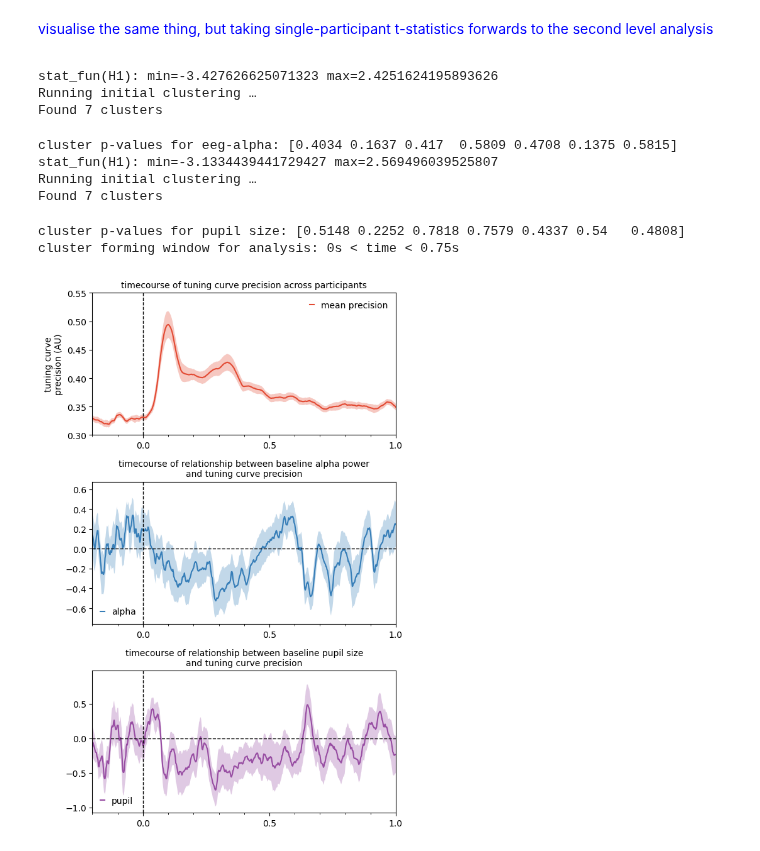
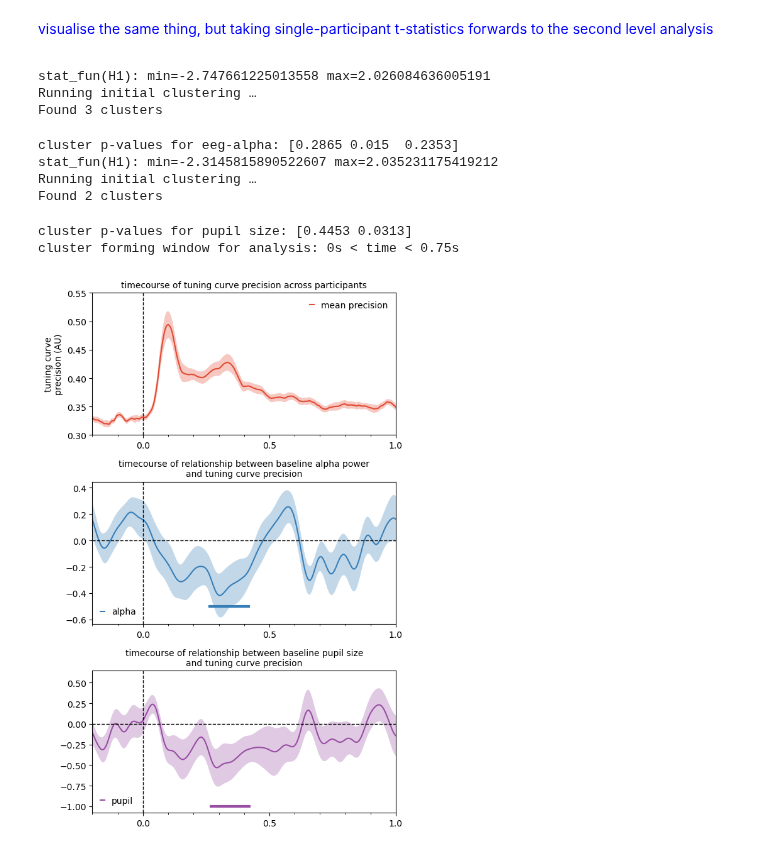
Before and after one commit to schekroud/tuningcurves, a Jupyter notebook: analysis/500hz/no_smoothing/visTuningCurvePrecision_relationships_NoSmoothing.ipynb, the cells around one changed output. Cells and saved outputs as stored; diff of their text form; code cells hidden in the pictures.

Commit message:
add notebooks to complete the 2x2 to investigate effects of smoothing distances before fitting, or smoothing alpha after, or both

```diff
--- a/analysis/500hz/no_smoothing/visTuningCurvePrecision_relationships_NoSmoothing.ipynb
+++ b/analysis/500hz/no_smoothing/visTuningCurvePrecision_relationships_NoSmoothing.ipynb
@@ -145,7 +145,7 @@ ax1.set_title('timecourse of tuning curve precision across participants', fontsi
 ax2 = fig.add_subplot(312)
 tinds = np.logical_and(eegtimes >= eegtmin, eegtimes <= eegtmax)
 eegdat = eegb[:,:,:, tinds].mean(-1) #average across times in the eeg alpha dimension
-# eegdat = sp.ndimage.gaussian_filter1d(eegdat, sigma = smoothsig) #smooth with 10 sample (20ms) gaussian blur
+eegdat = sp.ndimage.gaussian_filter1d(eegdat, sigma = smoothsig) #smooth with 10 sample (20ms) gaussian blur
 eegparam = np.where(eegregnames == 'precision')[0].squeeze()
 ploteegdat = eegdat[:, eegparam]
 meeg, semeeg = ploteegdat.mean(0), sp.stats.sem(ploteegdat, axis=0, ddof=0, nan_policy='omit')
@@ -158,7 +158,7 @@ ax3 = fig.add_subplot(313)
 tinds = np.logical_and(eyetimes >= eyetmin, eyetimes <= eyetmax)
 eyeparam = np.where(eyeregnames == 'precision')[0].squeeze()
 eyedat = eyeb[:,:,:,tinds].mean(-1) #average across times in the pupil dimension
-# eyedat = sp.ndimage.gaussian_filter1d(eyedat, sigma = smoothsig) #smooth with 10 sample (20ms) gaussian blur
+eyedat = sp.ndimage.gaussian_filter1d(eyedat, sigma = smoothsig) #smooth with 10 sample (20ms) gaussian blur
 ploteyedat = eyedat[:,eyeparam]
 meye, semeye = ploteyedat.mean(0), sp.stats.sem(ploteyedat, axis=0, ddof=0, nan_policy='omit')
 ax3.plot(modeltimes, meye, lw = 1.5, color = '#984ea3', label = 'pupil')
@@ -254,7 +254,7 @@ ax1.set_title('timecourse of tuning curve precision across participants', fontsi
 ax2 = fig.add_subplot(312)
 tinds = np.logical_and(eegtimes >= eegtmin, eegtimes <= eegtmax)
 eegdat = eegt[:,:,:, tinds].mean(-1) #average across times in the eeg alpha dimension
-# eegdat = sp.ndimage.gaussian_filter1d(eegdat, sigma = smoothsig) #smooth with 10 sample (20ms) gaussian blur
+eegdat = sp.ndimage.gaussian_filter1d(eegdat, sigma = smoothsig) #smooth with 10 sample (20ms) gaussian blur
 eegparam = np.where(eegregnames == 'precision')[0].squeeze()
 ploteegdat = eegdat[:, eegparam]
 meeg, semeeg = ploteegdat.mean(0), sp.stats.sem(ploteegdat, axis=0, ddof=0, nan_policy='omit')
@@ -267,7 +267,7 @@ ax3 = fig.add_subplot(313)
 tinds = np.logical_and(eyetimes >= eyetmin, eyetimes <= eyetmax)
 eyeparam = np.where(eyeregnames == 'precision')[0].squeeze()
 eyedat = eyet[:,:,:,tinds].mean(-1) #average across times in the pupil dimension
-# eyedat = sp.ndimage.gaussian_filter1d(eyedat, sigma = smoothsig) #smooth with 10 sample (20ms) gaussian blur
+eyedat = sp.ndimage.gaussian_filter1d(eyedat, sigma = smoothsig) #smooth with 10 sample (20ms) gaussian blur
 ploteyedat = eyedat[:,eyeparam]
 meye, semeye = ploteyedat.mean(0), sp.stats.sem(ploteyedat, axis=0, ddof=0, nan_policy='omit')
 ax3.plot(modeltimes, meye, lw = 1.5, color = '#984ea3', label = 'pupil')
@@ -308,37 +308,37 @@ if run_clusterstats:
                                          threshold = -eeg_t_thresh, tail = -1, n_jobs = 4)
     eegclu = [x[0] for x in eegclu]
     print(f'cluster p-values for eeg-alpha: {eegclupv}')
     times_twin = modeltimes[np.logical_and(modeltimes >= tmin, modeltimes <= tmax)]
     nclus = len(eegclu)
     for icluster in range(nclus):
         mask = eegclu[icluster]
         if eegclupv[icluster] <= sigalpha:
             itmin, itmax = times_twin[mask[0]], times_twin[mask[-1]]
             ax2.hlines(y = -0.5, xmin = itmin, xmax = itmax, lw = 3, color = '#377eb8', alpha = 1)
 
     #cluster stats on pupil ~ precision timecourse
     tv, clu, clupv, _ = clusterperm_test(data = eyedat, labels = eyeregnames, of_interest = 'precision', times = modeltimes,
                                          tmin = tmin, tmax = tmax, out_type='indices', n_permutations = nperms,
                                          threshold = -eye_t_thresh, tail = -1, n_jobs = 4)
     clu = [x[0] for x in clu]
     print(f'cluster p-values for pupil size: {clupv}')
     times_twin = modeltimes[np.logical_and(modeltimes >= tmin, modeltimes <= tmax)]
     nclus = len(clu)
     for icluster in range(nclus):
         mask = clu[icluster]
         if clupv[icluster] <= sigalpha:
             itmin, itmax = times_twin[mask[0]], times_twin[mask[-1]]
             ax3.hlines(y = -1, xmin = itmin, xmax = itmax, lw = 3, color = '#984ea3', alpha = 1)
 print(f'cluster forming window for analysis: {tmin}s < time < {tmax}s')
 fig.tight_layout()
 # %% [output]
-stat_fun(H1): min=-3.427626625071323 max=2.4251624195893626
+stat_fun(H1): min=-2.747661225013558 max=2.026084636005191
 Running initial clustering …
-Found 7 clusters
+Found 3 clusters
-cluster p-values for eeg-alpha: [0.4034 0.1637 0.417  0.5809 0.4708 0.1375 0.5815]
-stat_fun(H1): min=-3.1334439441729427 max=2.569496039525807
+cluster p-values for eeg-alpha: [0.2865 0.015  0.2353]
+stat_fun(H1): min=-2.3145815890522607 max=2.035231175419212
 Running initial clustering …
-Found 7 clusters
+Found 2 clusters
-cluster p-values for pupil size: [0.5148 0.2252 0.7818 0.7579 0.4337 0.54   0.4808]
+cluster p-values for pupil size: [0.4453 0.0313]
 cluster forming window for analysis: 0s < time < 0.75s
-[figure, old version]
+[figure, new version]
```
Also changed, not shown: parts of 1 cell of this notebook, 8 other files.
